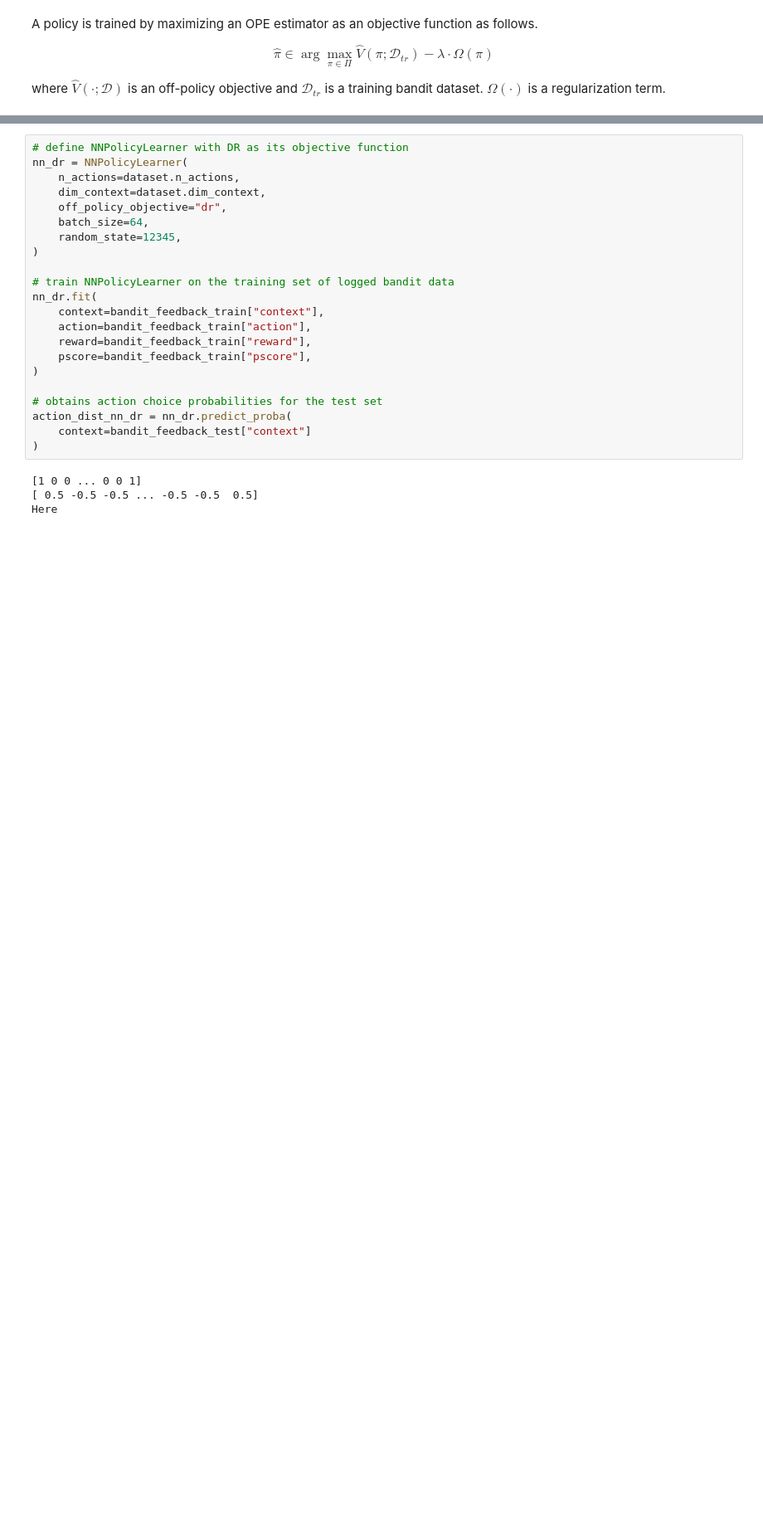
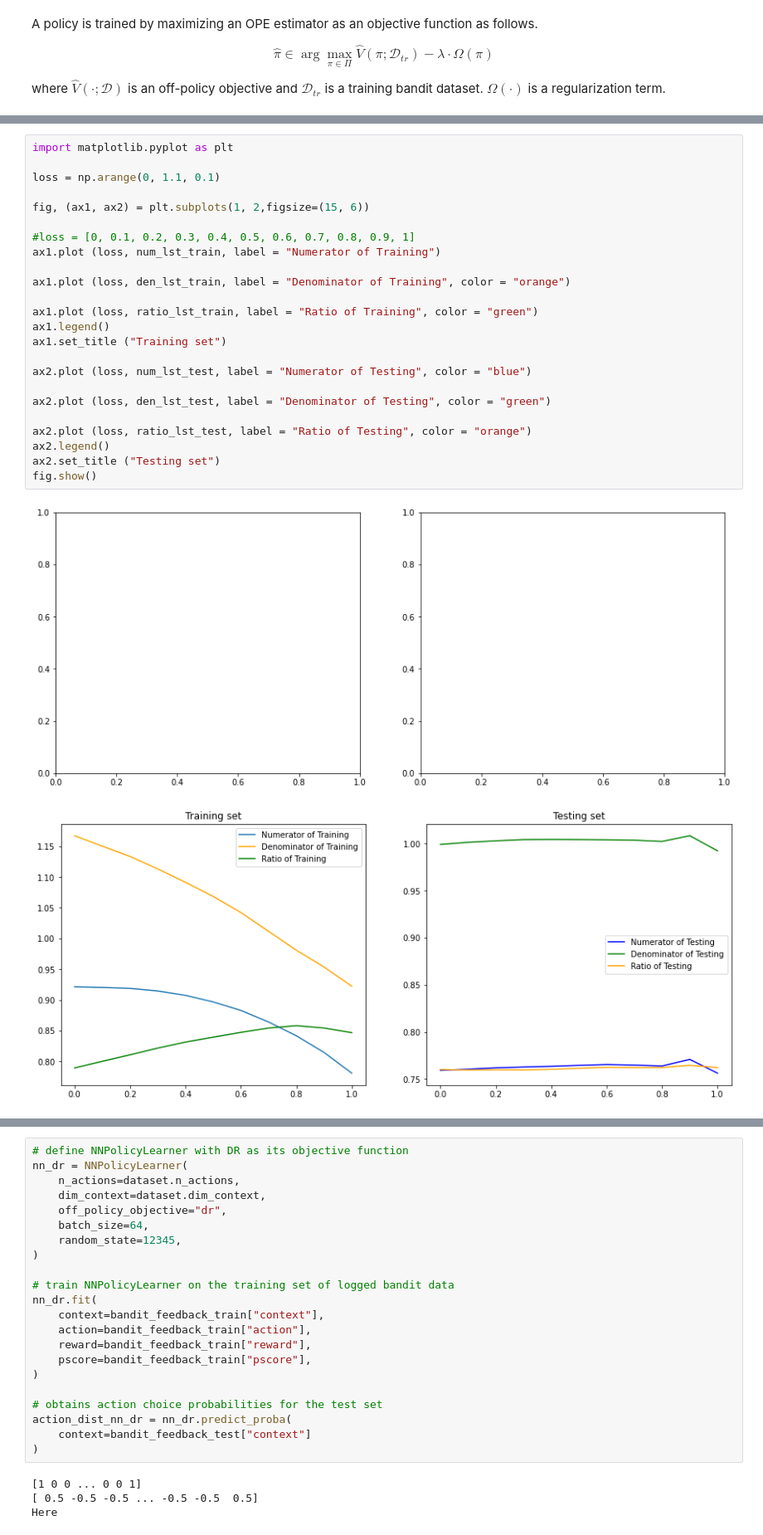
Before and after one commit to Tanvikapoor14/zr-obp, a Jupyter notebook: examples/quickstart/opl_tk_edited.ipynb, the cells around one changed output, grey strips where cells are left out. Shown at 83% size. Cells and saved outputs as stored; diff of their text form; blank space fills up the shorter version.

Commit message:
Plotting initial graphs for training and test sets

```diff
--- a/examples/quickstart/opl_tk_edited.ipynb
+++ b/examples/quickstart/opl_tk_edited.ipynb
@@ -212,0 +287,27 @@ TypeError: __init__() got an unexpected keyword argument 'loss_translation'
+# %%
+import matplotlib.pyplot as plt
+
+loss = np.arange(0, 1.1, 0.1)
+
+fig, (ax1, ax2) = plt.subplots(1, 2,figsize=(15, 6))
+
+#loss = [0, 0.1, 0.2, 0.3, 0.4, 0.5, 0.6, 0.7, 0.8, 0.9, 1]
+ax1.plot (loss, num_lst_train, label = "Numerator of Training")
+
+ax1.plot (loss, den_lst_train, label = "Denominator of Training", color = "orange")
+
+ax1.plot (loss, ratio_lst_train, label = "Ratio of Training", color = "green")
+ax1.legend()
+ax1.set_title ("Training set")
+
+ax2.plot (loss, num_lst_test, label = "Numerator of Testing", color = "blue")
+
+ax2.plot (loss, den_lst_test, label = "Denominator of Testing", color = "green")
+
+ax2.plot (loss, ratio_lst_test, label = "Ratio of Testing", color = "orange")
+ax2.legend()
+ax2.set_title ("Testing set")
+fig.show()
+# %% [output]
+[figure, added]
+[figure, added]
```
Also changed, not shown: parts of 12 cells of this notebook, 1 other file.
